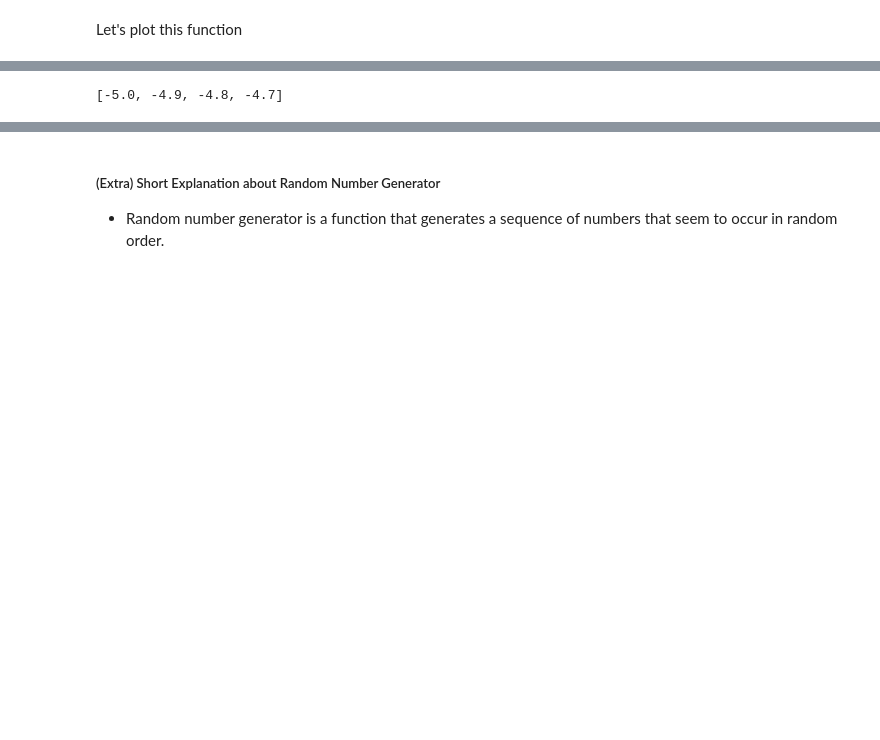
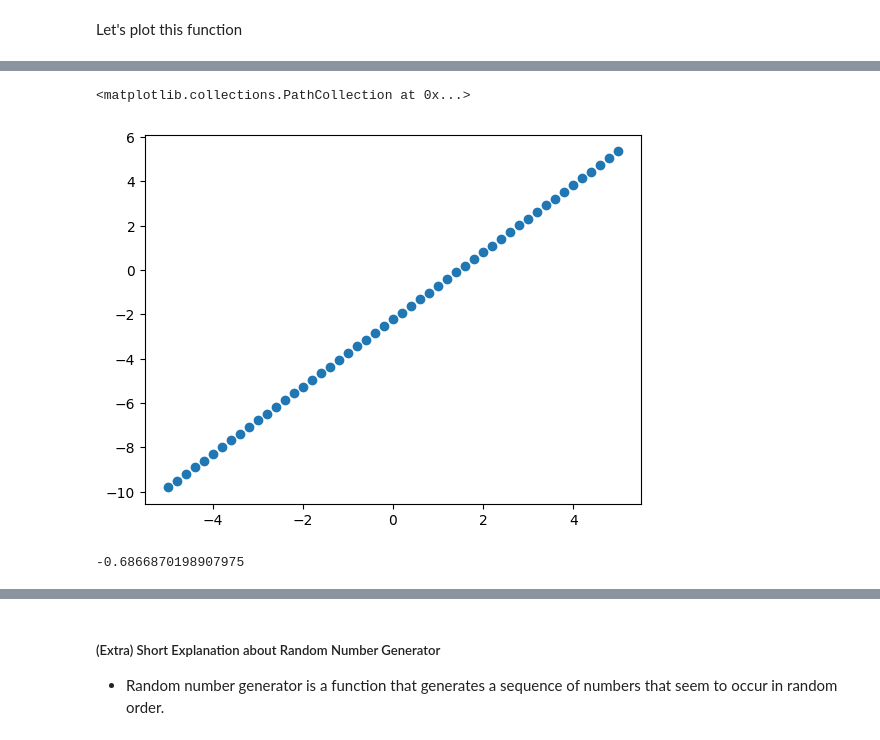
Before and after one commit to jdasam/mas1004, a Jupyter notebook: live_coding/2_function_approximation.ipynb, the cells around one changed output, grey strips where cells are left out. Saved outputs shown, nothing was run; the diff lists cells and outputs as text; code cells hidden in the pictures; blank space fills up the shorter version.

```diff
--- a/live_coding/2_function_approximation.ipynb
+++ b/live_coding/2_function_approximation.ipynb
@@ -79,14 +79,21 @@ plt.scatter(xs,ys)
 # %%
 # How can we draw ony 1 sample for every 10 samples instead of drawing every samples?
-xs[0:20:5]
+xs[0:20:10]
+
+plt.scatter(xs[::10],ys[::10])
 # in python slice indexing, you can ommit initial slice if you are selecting it from very first
 # and also end slice if you are selecting until the very last one
 # %% [output]
-[-5.0, -4.9, -4.8, -4.7]
+<matplotlib.collections.PathCollection at 0x...>
+[figure, added]
 # %%
 # Let's add some noise
 # adding random noise
 import random
+random.random()
 # random.random() # this provide a random value between 0 and 1
 # if you want to get random value bewtween -1 to 1
 # noise = (random.random() - 0.5) * 2
+(random.random() - 0.5) * 2
+# %% [output]
+-0.6866870198907975
```
Also changed, not shown: parts of 10 cells of this notebook.
